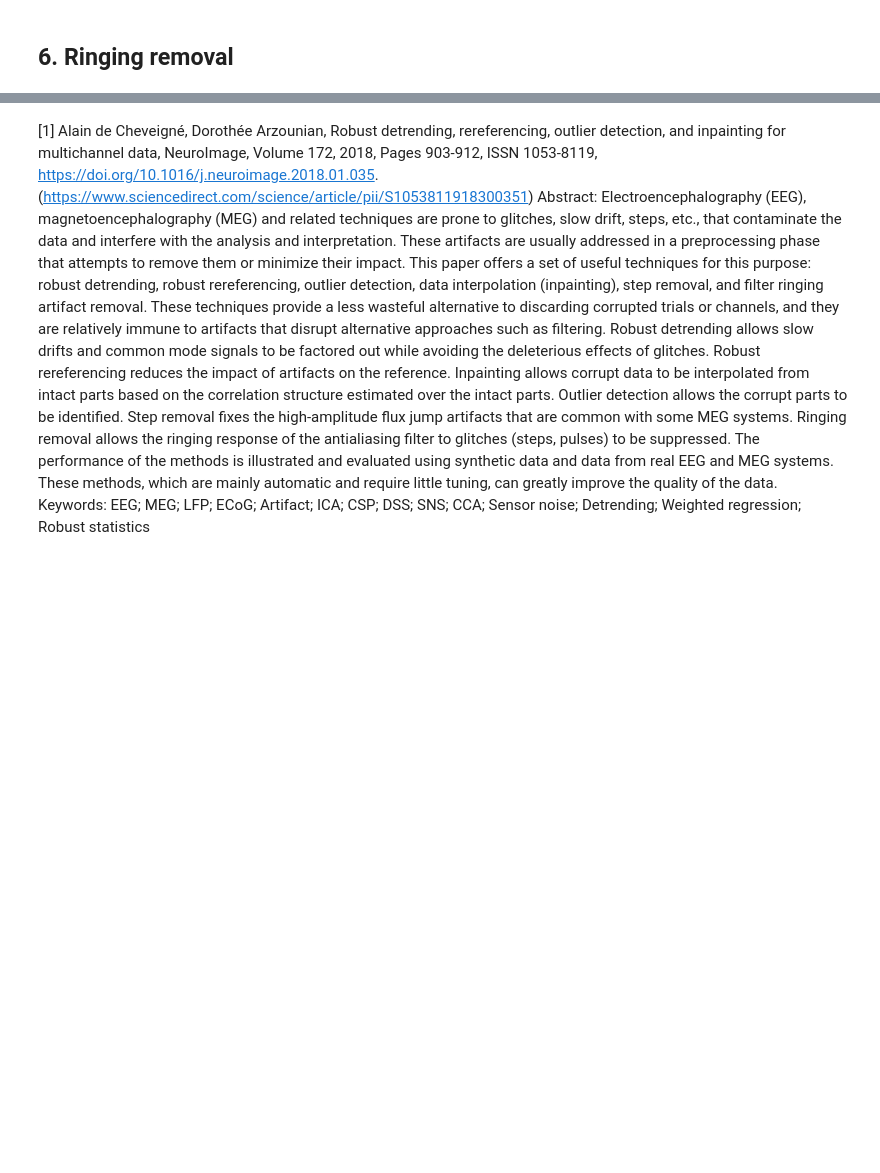
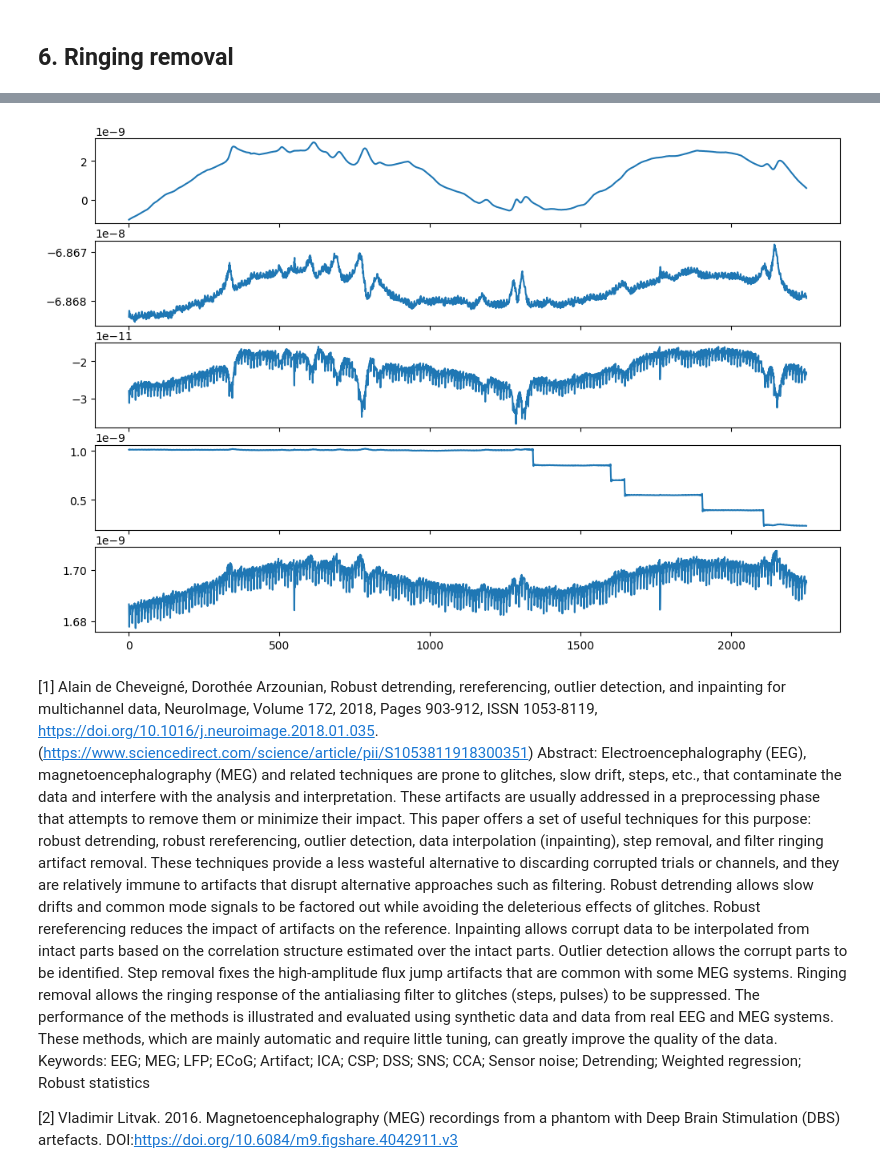
Before and after one commit to alexicanesse/robust-detrending-rereferencing-outlier-detection-and-inpainting-for-multichannel-data, a Jupyter notebook: implementation.ipynb, the cells around one changed output, grey strips where cells are left out. Cells and saved outputs as stored; diff of their text form; code cells hidden in the pictures; blank space fills up the shorter version.

```diff
--- a/implementation.ipynb
+++ b/implementation.ipynb
@@ -404,3 +488,16 @@ print(mse)
+# %%
+# Get data as a numpy array for easy use and extract signals we use
+data = raw_resampled.get_data()
+
+signals_we_keep = [3, 12, 15, 19, 22]
+used_data = data[signals_we_keep].T
+
+# Save data for our use
+np.save("data/MEG.npy", used_data)
+
+plot(used_data)
+# %% [output]
+[figure, added]
 # %% [markdown]
 [1] Alain de Cheveigné, Dorothée Arzounian,
 Robust detrending, rereferencing, outlier detection, and inpainting for multichannel data,
@@ -415 +512,6 @@ Abstract: Electroencephalography (EEG), magnetoencephalography (MEG) and related
 Keywords: EEG; MEG; LFP; ECoG; Artifact; ICA; CSP; DSS; SNS; CCA; Sensor noise; Detrending; Weighted regression; Robust statistics
+
+[2] Vladimir Litvak.
+2016.
+Magnetoencephalography (MEG) recordings from a phantom with Deep Brain Stimulation (DBS) artefacts.
+DOI:https://doi.org/10.6084/m9.figshare.4042911.v3
```
Also changed, not shown: parts of 26 cells of this notebook, 1 other file.
